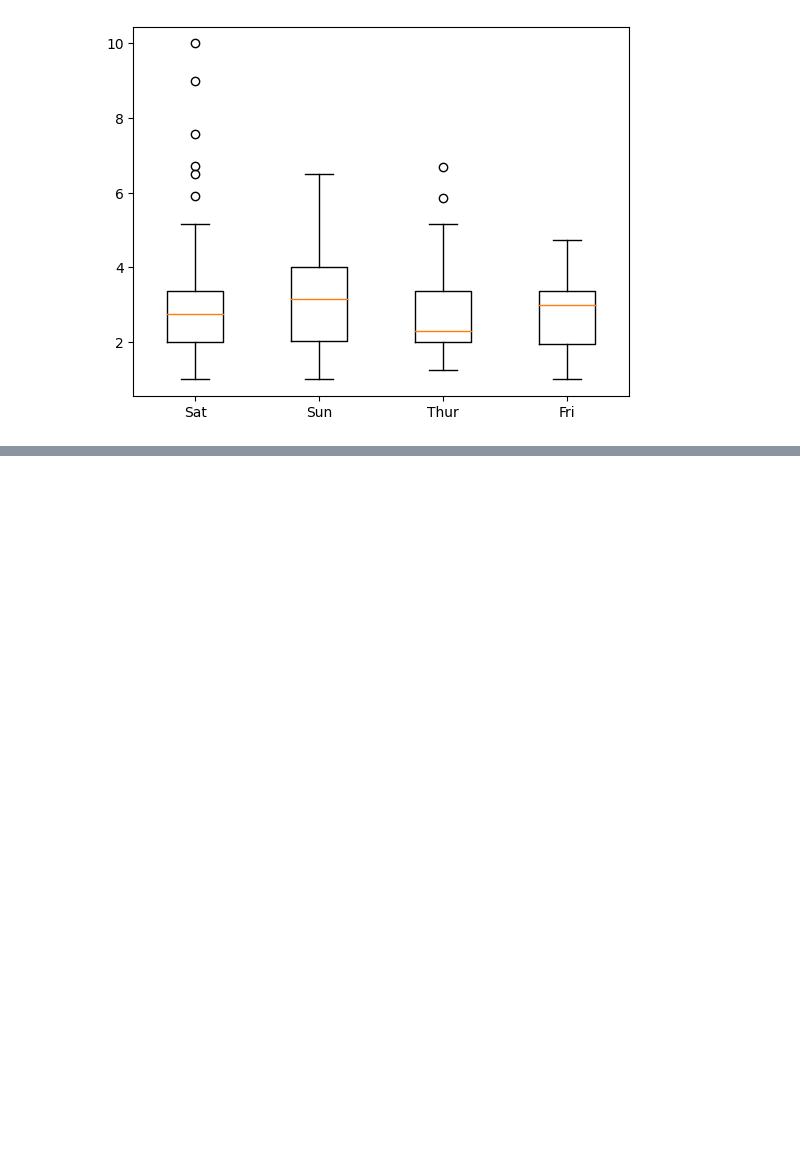
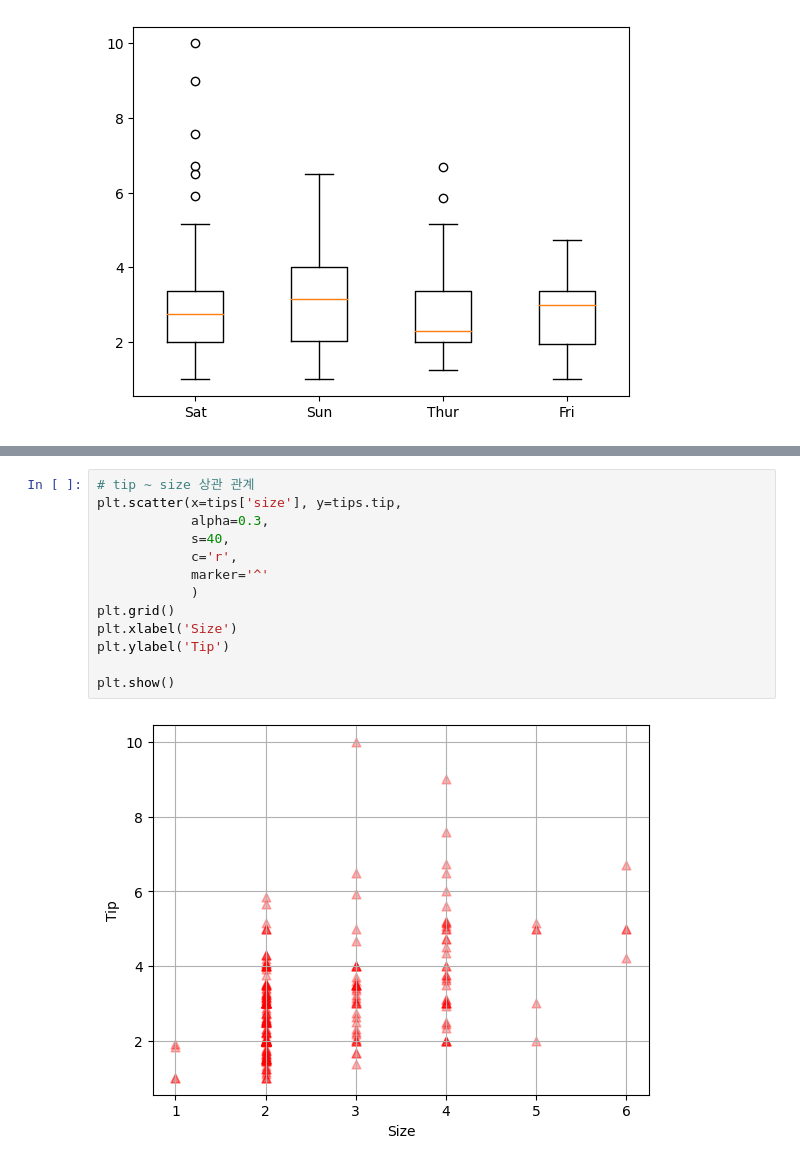
Before and after one commit to Le2Hee/python-itwill, a Jupyter notebook: py16_matplotlib.ipynb, the cells around one changed output, grey strips where cells are left out. Cells and saved outputs as stored; diff of their text form; blank space fills up the shorter version.

```diff
--- a/py16_matplotlib.ipynb
+++ b/py16_matplotlib.ipynb
@@ -367,0 +410,15 @@ plt.show()
+# %%
+# tip ~ size 상관 관계
+plt.scatter(x=tips['size'], y=tips.tip,
+            alpha=0.3,
+            s=40,
+            c='r',
+            marker='^'
+            )
+plt.grid()
+plt.xlabel('Size')
+plt.ylabel('Tip')
+
+plt.show()
+# %% [output]
+[figure, added]
```
Also changed, not shown: parts of 17 cells of this notebook.
